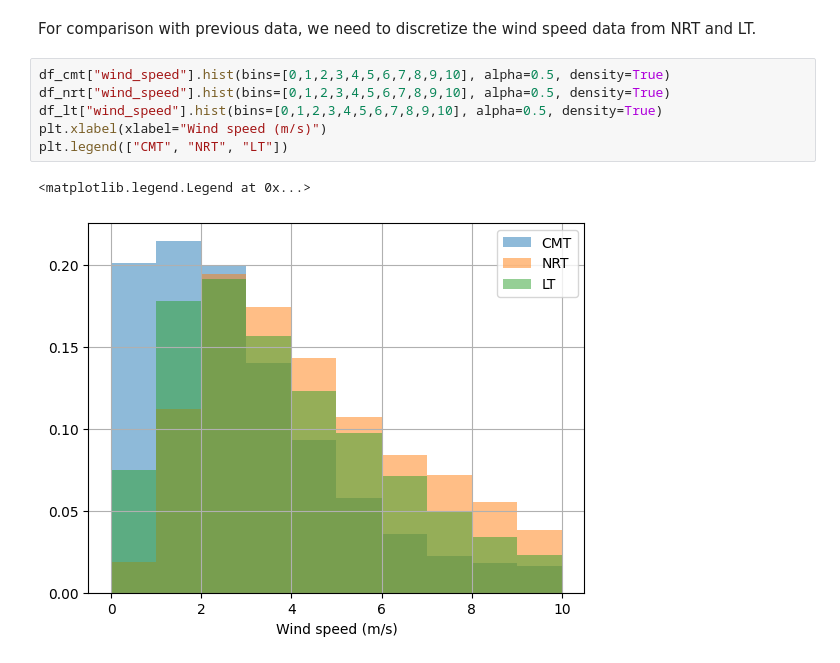
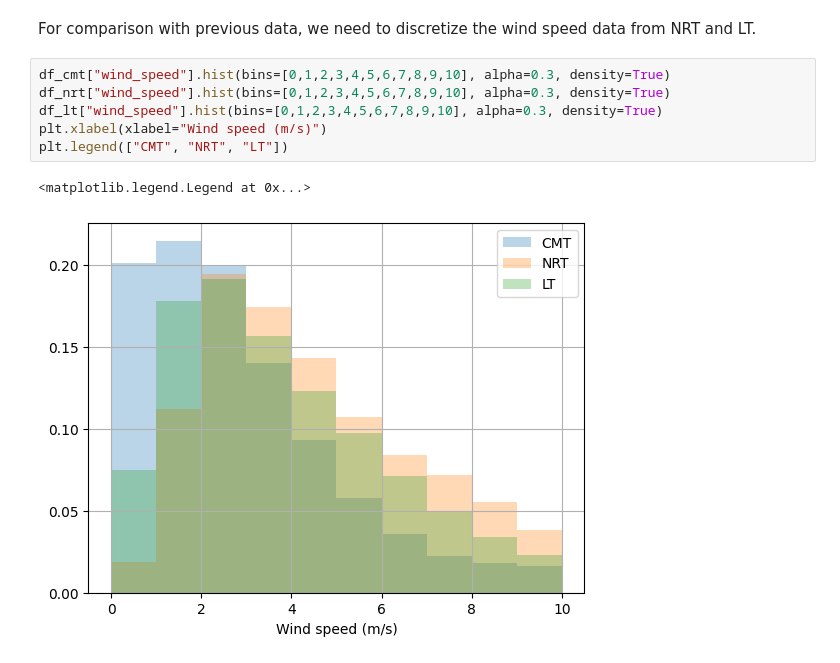
Before and after one commit to ferazuza/aspred, a Jupyter notebook: notebooks/winds.ipynb, the cells around one changed output. Cells and saved outputs as stored; diff of their text form.

```diff
--- a/notebooks/winds.ipynb
+++ b/notebooks/winds.ipynb
@@ -302,11 +302,11 @@ df_cmt["wind_speed"].plot.hist(bins=10)
 # %% [markdown]
 For comparison with previous data, we need to discretize the wind speed data from NRT and LT.
 # %%
-df_cmt["wind_speed"].hist(bins=[0,1,2,3,4,5,6,7,8,9,10], alpha=0.5, density=True)
-df_nrt["wind_speed"].hist(bins=[0,1,2,3,4,5,6,7,8,9,10], alpha=0.5, density=True)
-df_lt["wind_speed"].hist(bins=[0,1,2,3,4,5,6,7,8,9,10], alpha=0.5, density=True)
+df_cmt["wind_speed"].hist(bins=[0,1,2,3,4,5,6,7,8,9,10], alpha=0.3, density=True)
+df_nrt["wind_speed"].hist(bins=[0,1,2,3,4,5,6,7,8,9,10], alpha=0.3, density=True)
+df_lt["wind_speed"].hist(bins=[0,1,2,3,4,5,6,7,8,9,10], alpha=0.3, density=True)
 plt.xlabel(xlabel="Wind speed (m/s)")
 plt.legend(["CMT", "NRT", "LT"])
 # %% [output]
 <matplotlib.legend.Legend at 0x...>
-[figure, old version]
+[figure, new version]
```
